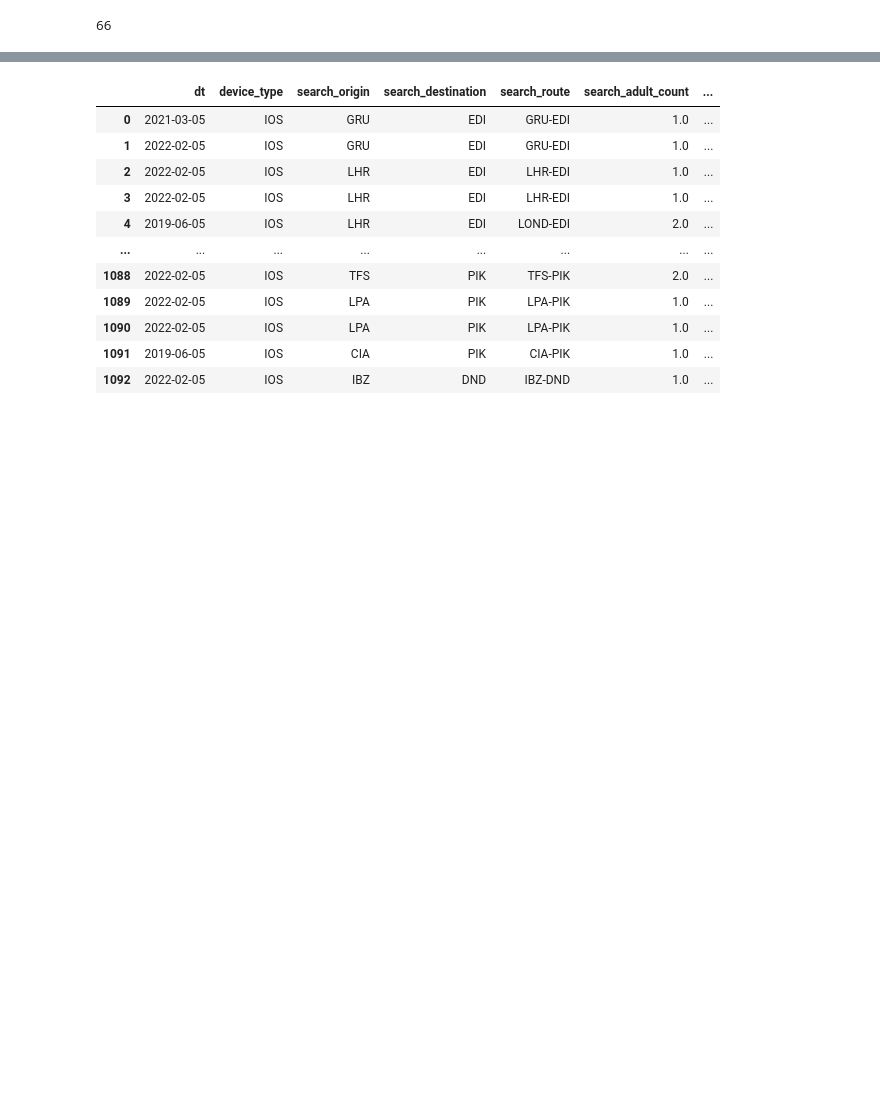
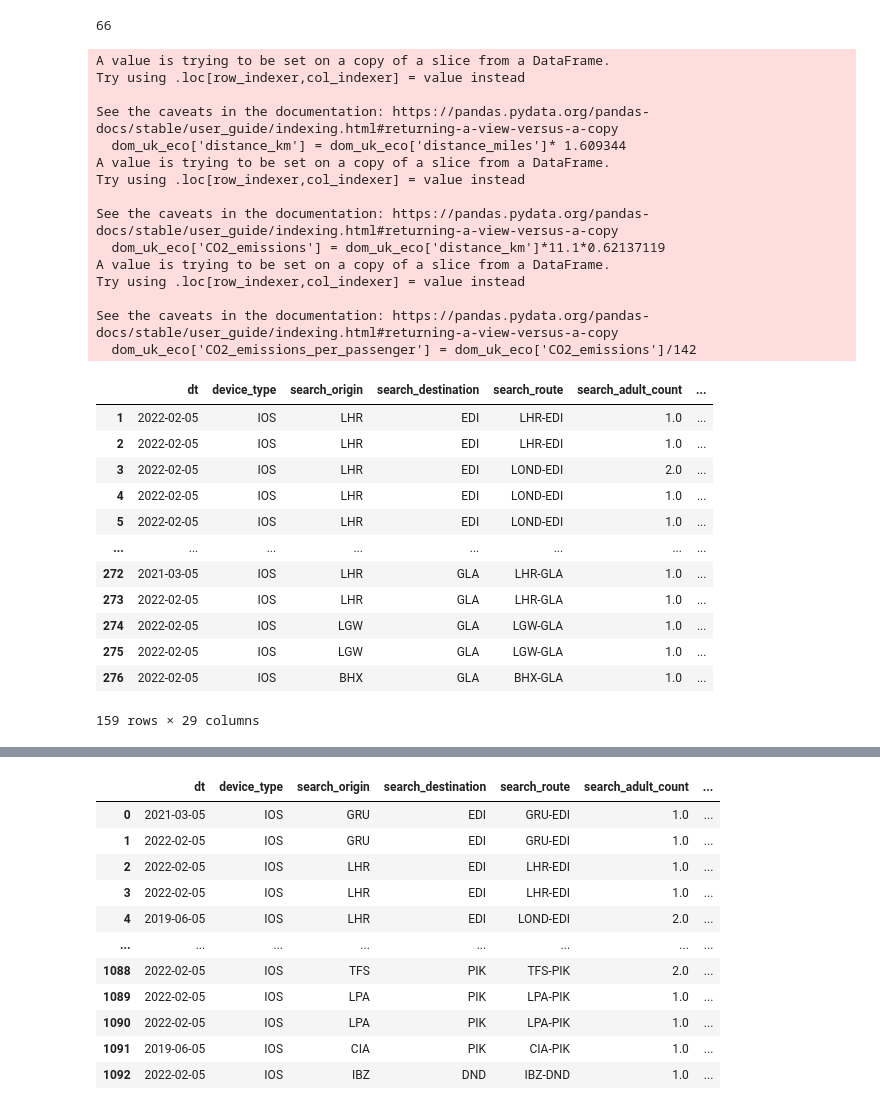
Before and after one commit to bluetail14/Visit_Scotland_Project_2022, a Jupyter notebook: VisitScotland_data_prep.ipynb, the cells around one changed output, grey strips where cells are left out. Drawn from its saved outputs; the diff is of its cells as text; code cells hidden in the pictures; blank space fills up the shorter version.

```diff
--- a/VisitScotland_data_prep.ipynb
+++ b/VisitScotland_data_prep.ipynb
@@ -397,0 +409,35 @@ len(skyscan_eco_only.search_origin.value_counts())
+# %%
+dom_uk_eco = skyscan_eco_only.loc[skyscan_eco_only.iso_country_origin=='GB']
+dom_uk_eco['distance_km'] = dom_uk_eco['distance_miles']* 1.609344
+dom_uk_eco['CO2_emissions'] = dom_uk_eco['distance_km']*11.1*0.62137119
+dom_uk_eco['CO2_emissions_per_passenger'] = dom_uk_eco['CO2_emissions']/142
+dom_uk_eco
+# %% [output]
+A value is trying to be set on a copy of a slice from a DataFrame.
+Try using .loc[row_indexer,col_indexer] = value instead
+
+See the caveats in the documentation: https://pandas.pydata.org/pandas-docs/stable/user_guide/indexing.html#returning-a-view-versus-a-copy
+  dom_uk_eco['distance_km'] = dom_uk_eco['distance_miles']* 1.609344
+A value is trying to be set on a copy of a slice from a DataFrame.
+Try using .loc[row_indexer,col_indexer] = value instead
+
+See the caveats in the documentation: https://pandas.pydata.org/pandas-docs/stable/user_guide/indexing.html#returning-a-view-versus-a-copy
+  dom_uk_eco['CO2_emissions'] = dom_uk_eco['distance_km']*11.1*0.62137119
+A value is trying to be set on a copy of a slice from a DataFrame.
+Try using .loc[row_indexer,col_indexer] = value instead
+
+See the caveats in the documentation: https://pandas.pydata.org/pandas-docs/stable/user_guide/indexing.html#returning-a-view-versus-a-copy
+  dom_uk_eco['CO2_emissions_per_passenger'] = dom_uk_eco['CO2_emissions']/142
+|  | dt | device_type | search_origin | search_destination | search_route | search_adult_count | ... |
+| 1 | 2022-02-05 | IOS | LHR | EDI | LHR-EDI | 1.0 | ... |
+| 2 | 2022-02-05 | IOS | LHR | EDI | LHR-EDI | 1.0 | ... |
+| 3 | 2022-02-05 | IOS | LHR | EDI | LOND-EDI | 2.0 | ... |
+| 4 | 2022-02-05 | IOS | LHR | EDI | LOND-EDI | 1.0 | ... |
+| 5 | 2022-02-05 | IOS | LHR | EDI | LOND-EDI | 1.0 | ... |
+| ... | ... | ... | ... | ... | ... | ... | ... |
+| 272 | 2021-03-05 | IOS | LHR | GLA | LHR-GLA | 1.0 | ... |
+| 273 | 2022-02-05 | IOS | LHR | GLA | LHR-GLA | 1.0 | ... |
+| 274 | 2022-02-05 | IOS | LGW | GLA | LGW-GLA | 1.0 | ... |
+| 275 | 2022-02-05 | IOS | LGW | GLA | LGW-GLA | 1.0 | ... |
+| 276 | 2022-02-05 | IOS | BHX | GLA | BHX-GLA | 1.0 | ... |
+159 rows × 29 columns
```
Also changed, not shown: parts of 42 cells of this notebook.
